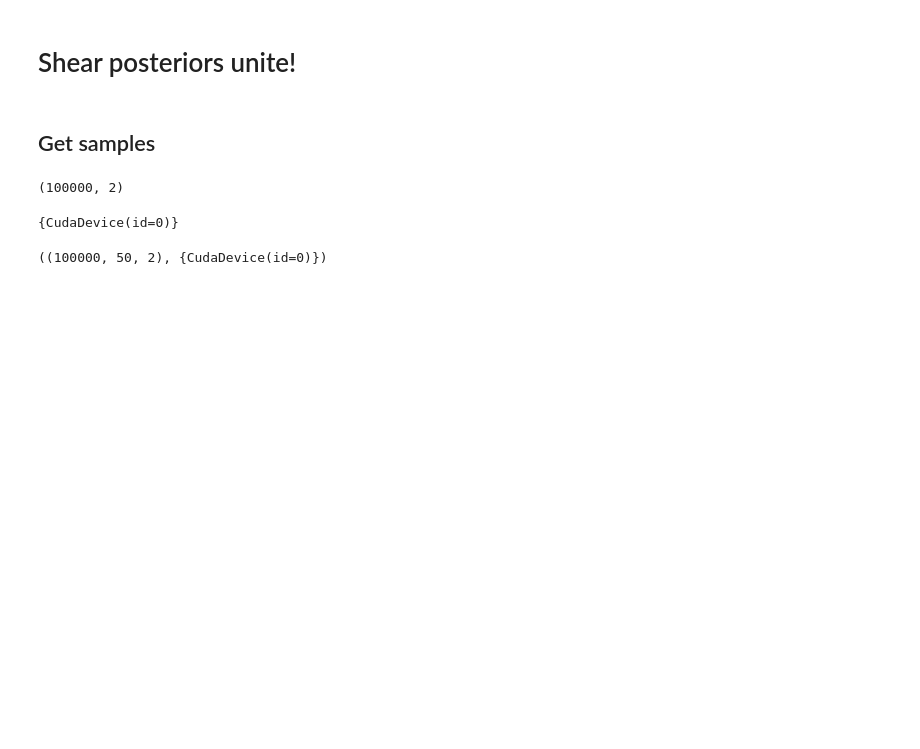
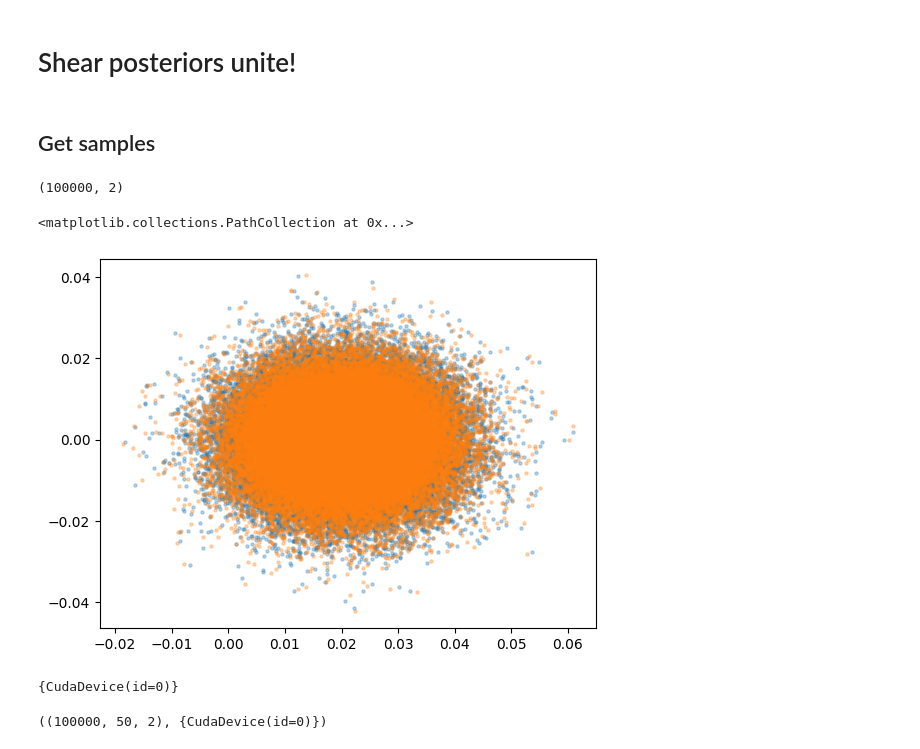
Before and after one commit to LSSTDESC/BPD, a Jupyter notebook: notebooks/is-shear-convergence.ipynb, the cells around one changed output. Drawn from its saved outputs; the diff is of its cells as text; code cells hidden in the pictures; blank space fills up the shorter version.

```diff
--- a/notebooks/is-shear-convergence.ipynb
+++ b/notebooks/is-shear-convergence.ipynb
@@ -544,6 +554,12 @@ k1, g, n=n_gals, sigma_m=sigma_m, sigma_e=sigma_e
 e_obs.shape
 # %% [output]
 (100000, 2)
+# %%
+plt.scatter(e_obs[:, 0], e_obs[:, 1], s=5, alpha=0.3)
+plt.scatter(e_sheared[:, 0], e_sheared[:, 1], s=5, alpha=0.3)
+# %% [output]
+<matplotlib.collections.PathCollection at 0x...>
+[figure, added]
 # %%
 e_obs_gpu = jax.device_put(e_obs, device=GPU)
 e_sheared_gpu = jax.device_put(e_sheared, device=GPU)
```
Also changed, not shown: parts of 18 cells of this notebook.
